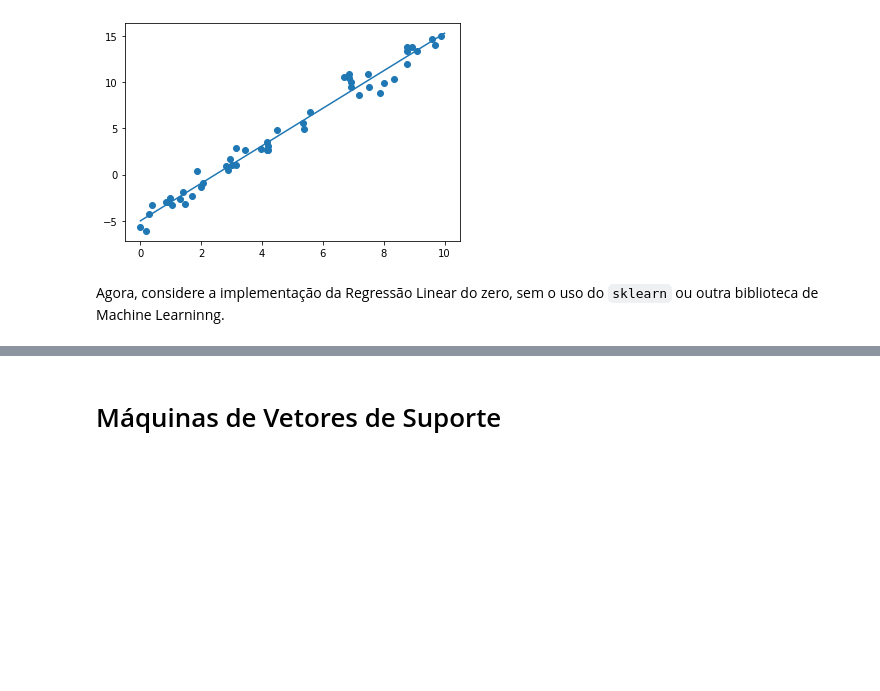
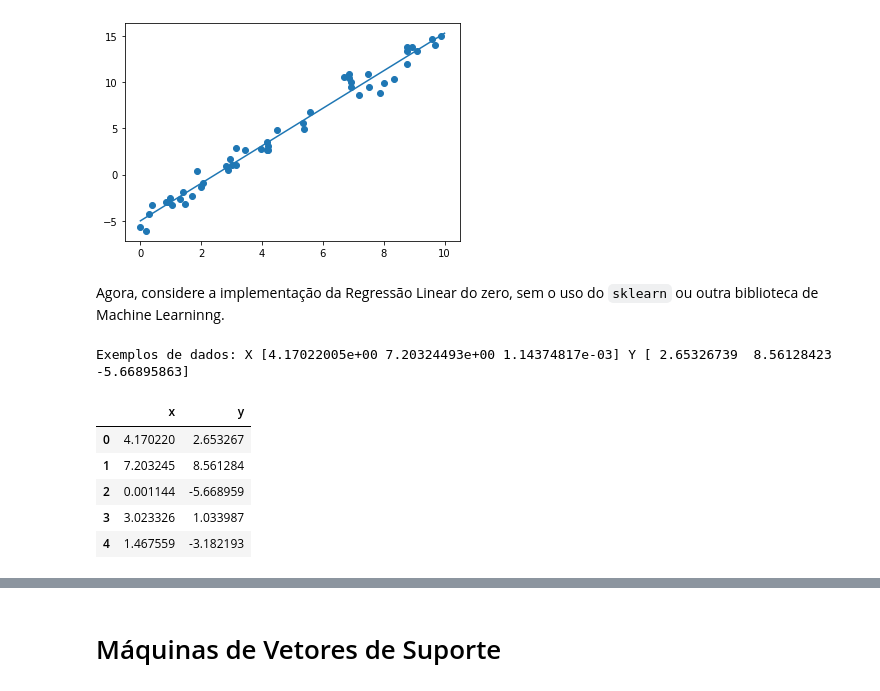
Before and after one commit to Jcss3/Estudos, a Jupyter notebook: Aprendizagem de Maquina/atividade1.ipynb, the cells around one changed output, grey strips where cells are left out. Cells and saved outputs as stored; diff of their text form; code cells hidden in the pictures; blank space fills up the shorter version.

```diff
--- a/Aprendizagem de Maquina/atividade1.ipynb
+++ b/Aprendizagem de Maquina/atividade1.ipynb
@@ -198,0 +199,21 @@ Agora, considere a implementação da Regressão Linear do zero, sem o uso do `s
+# %%
+# TODO:
+# formula da regressão linear y = m*x + b
+# y - valor a predizer/target
+# m - slope a descobrir?
+# x - variaveis independentes/data/features
+# b - bias a descobrir?
+
+import pandas as pd
+print(f'Exemplos de dados: X {x[:3]} Y {y[:3]}')
+# Criando um dataframe de dados x - y
+df = pd.DataFrame({'x':x, 'y':y})
+df.head()
+# %% [output]
+Exemplos de dados: X [4.17022005e+00 7.20324493e+00 1.14374817e-03] Y [ 2.65326739  8.56128423 -5.66895863]
+|  | x | y |
+| 0 | 4.170220 | 2.653267 |
+| 1 | 7.203245 | 8.561284 |
+| 2 | 0.001144 | -5.668959 |
+| 3 | 3.023326 | 1.033987 |
+| 4 | 1.467559 | -3.182193 |
```
Also changed, not shown: parts of 9 cells of this notebook.
